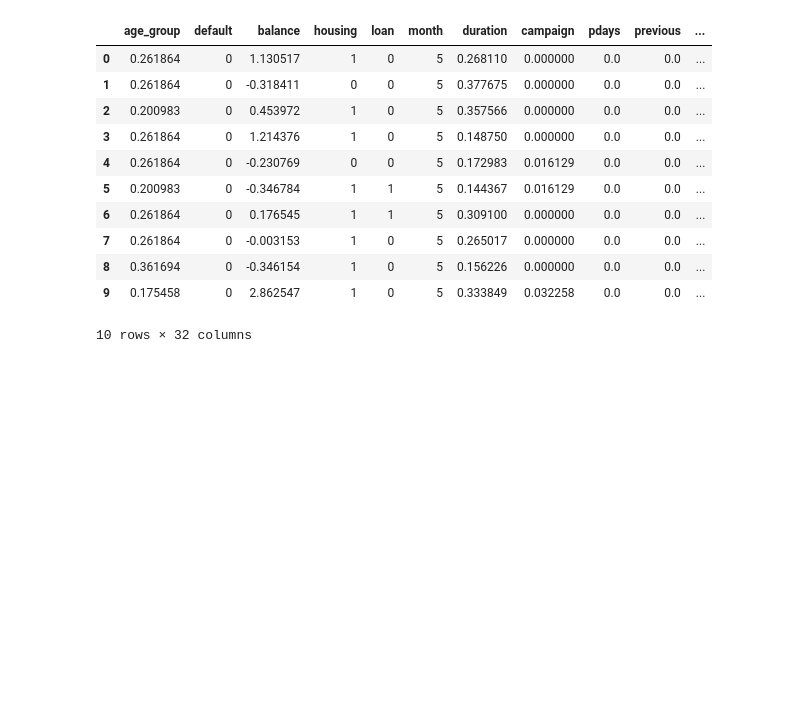
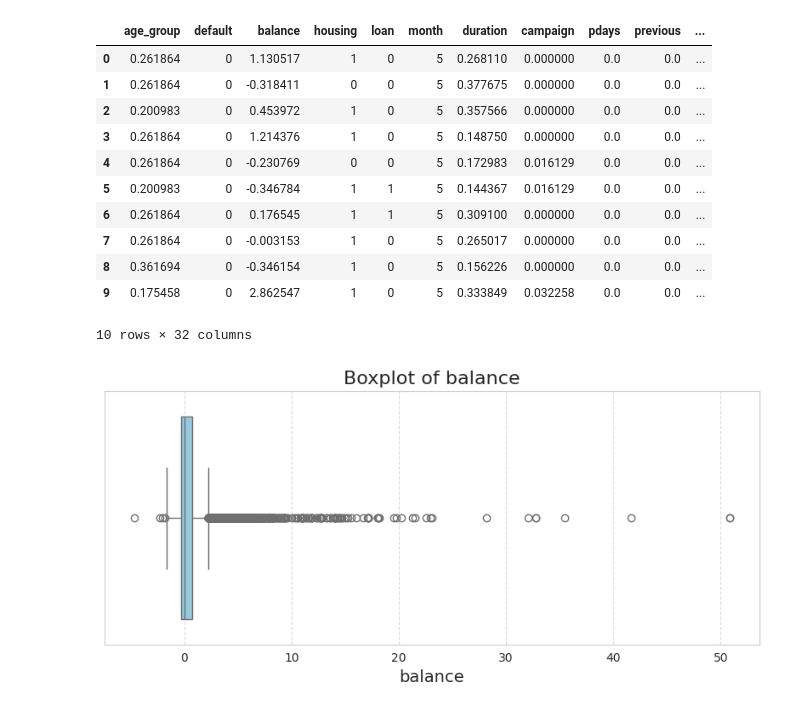
Before and after one commit to ThinhdanghocDE/BTL-AI, a Jupyter notebook: BTL_AI.ipynb, the cells around one changed output. Drawn from its saved outputs; the diff is of its cells as text; code cells hidden in the pictures; blank space fills up the shorter version.

```diff
--- a/BTL_AI.ipynb
+++ b/BTL_AI.ipynb
@@ -1177,3 +1160,16 @@ df.head(10)
 # %%
 for col in df.select_dtypes(['bool']).columns:
     df[col] = df[col].astype(int)
+# %%
+for col in df.select_dtypes(include='category').columns:
+    df[col] = df[col].astype(float)
+# %%
+plt.figure(figsize=(8, 4))
+sns.boxplot(x=df['balance'], color='skyblue')
+plt.title('Boxplot of balance', fontsize=16)
+plt.xlabel('balance', fontsize=14)
+plt.grid(axis='x', linestyle='--', alpha=0.7)
+plt.tight_layout()
+plt.show()
+# %% [output]
+[figure, added]
```
Also changed, not shown: parts of 20 cells of this notebook.
